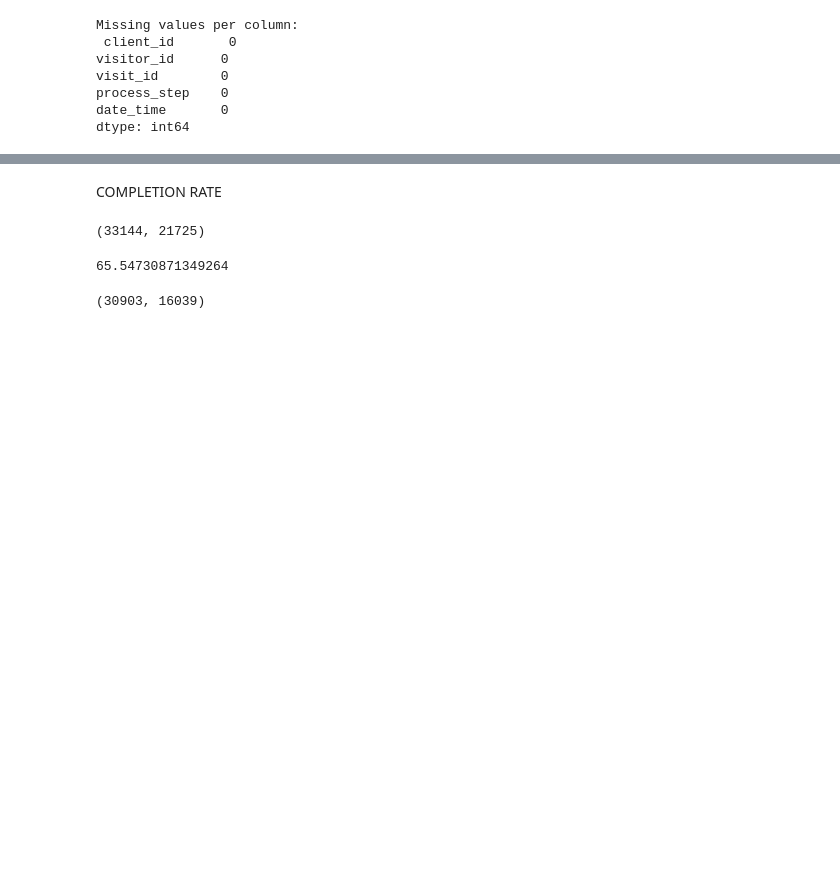
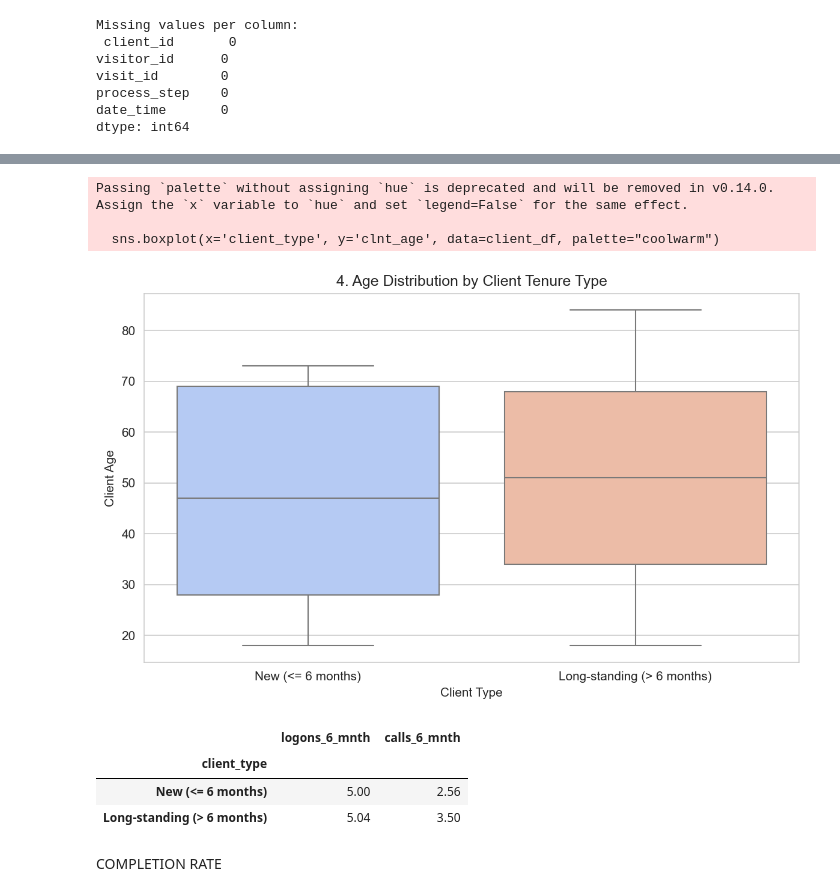
Before and after one commit to mombolionnel-max/Project_vanguard, a Jupyter notebook: PROJECT VANGUARD MERGED (2).ipynb, the cells around one changed output, grey strips where cells are left out. Saved outputs shown, nothing was run; the diff lists cells and outputs as text; code cells hidden in the pictures; blank space fills up the shorter version.

```diff
--- a/PROJECT VANGUARD MERGED (2).ipynb
+++ b/PROJECT VANGUARD MERGED (2).ipynb
@@ -175,54 +256,26 @@ merged.head()
+# %%
+# Age Distribution by Client Tenure Type (Box Plot)
+plt.figure(figsize=(8, 5))
+sns.boxplot(x='client_type', y='clnt_age', data=client_df, palette="coolwarm")
+plt.title('4. Age Distribution by Client Tenure Type', fontsize=12)
+plt.ylabel('Client Age', fontsize=10)
+plt.xlabel('Client Type', fontsize=10)
+plt.tight_layout()
+plt.show()
+# %% [output]
+Passing `palette` without assigning `hue` is deprecated and will be removed in v0.14.0. Assign the `x` variable to `hue` and set `legend=False` for the same effect.
+
+  sns.boxplot(x='client_type', y='clnt_age', data=client_df, palette="coolwarm")
+[figure, added]
+# %%
+# --- 4. Additional Finding Table (for the last question in the previous response) ---
+tenure_engagement = client_df.groupby('client_type')[['logons_6_mnth', 'calls_6_mnth']].mean().round(2)
+
+tenure_engagement
+# %% [output]
+|  | logons_6_mnth | calls_6_mnth |
+| client_type |  |  |
+| New (<= 6 months) | 5.00 | 2.56 |
+| Long-standing (> 6 months) | 5.04 | 3.50 |
 # %% [markdown]
 COMPLETION RATE
-# %%
-# Calcul complition rate group TEST
-
-# number of unique visit which are started in the process for group Test
-df_start_test = merged[
-    (merged['process_step'] == 'start') &
-    (merged['variation'] == 'Test')
-]
-N_start_test = df_start_test['visit_id'].nunique()
-
-# number of unique visit which are  confirmed in the process for group Test
-
-df_confirm_test = merged[
-    (merged['process_step'] == 'confirm') &
-    (merged['variation'] == 'Test')
-]
-N_confirm_test = df_confirm_test['visit_id'].nunique()
-
-
-N_start_test, N_confirm_test
-# %% [output]
-(33144, 21725)
-# %%
-# Calcul of completion rate of TEST GROUP --> % of visits which started and completed for test group
-
-completion_rate_test = (N_confirm_test / N_start_test) * 100
-
-completion_rate_test
-# %% [output]
-65.54730871349264
-# %%
-# Calcul complition rate group CONTROL
-
-# number of unique visit which are started the process for group Control
-df_start_control = merged[
-    (merged['process_step'] == 'start') &
-    (merged['variation'] == 'Control')
-]
-N_start_control = df_start_control['visit_id'].nunique()
-
-# number of unique visit which are  confirmed the process for group Control
-
-df_confirm_control = merged[
-    (merged['process_step'] == 'confirm') &
-    (merged['variation'] == 'Control')
-]
-N_confirm_control = df_confirm_control['visit_id'].nunique()
-
-
-N_start_control, N_confirm_control
-# %% [output]
-(30903, 16039)
```
Also changed, not shown: parts of 32 cells of this notebook.
